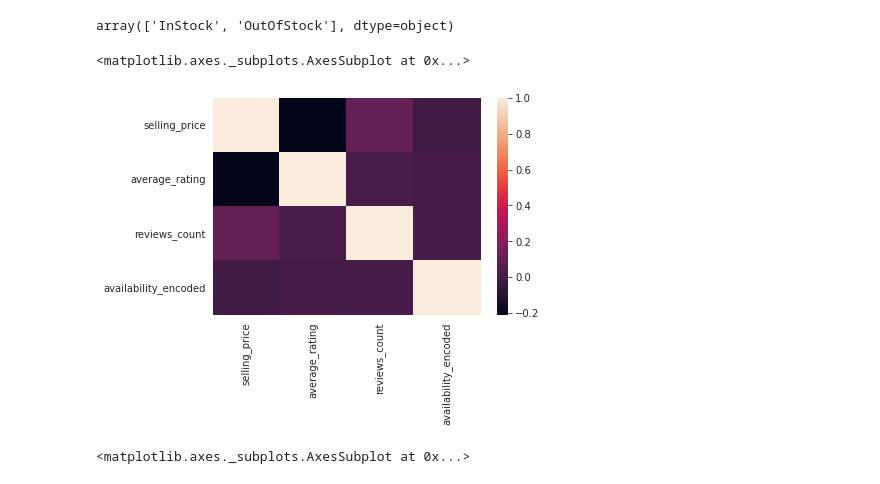
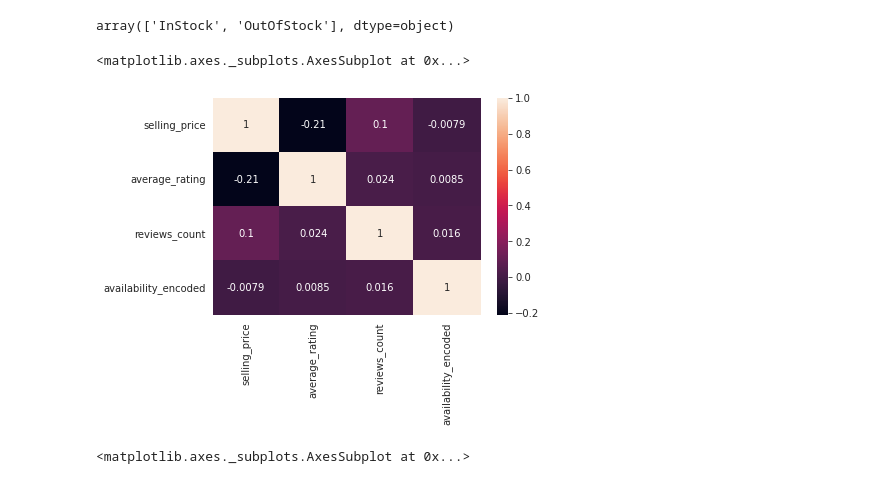
Before and after one commit to nitink23/MY-ML, a Jupyter notebook: adidas_dataset.ipynb, the cells around one changed output. Drawn from its saved outputs; the diff is of its cells as text; code cells hidden in the pictures.

```diff
--- a/adidas_dataset.ipynb
+++ b/adidas_dataset.ipynb
@@ -113,10 +113,11 @@ array(['InStock', 'OutOfStock'], dtype=object)
 # %%
 df['availability_encoded'] = df['availability'].apply(lambda x: 1 if x == 'InStock'else 0)
 # %%
-sns.heatmap(df.corr())
+sns.heatmap(df.corr(),annot = True)
+# not highly correlated.
 # %% [output]
 <matplotlib.axes._subplots.AxesSubplot at 0x...>
-[figure, old version]
+[figure, new version]
 # %%
 sns.countplot(x = df['availability'])
 # %% [output]
```
